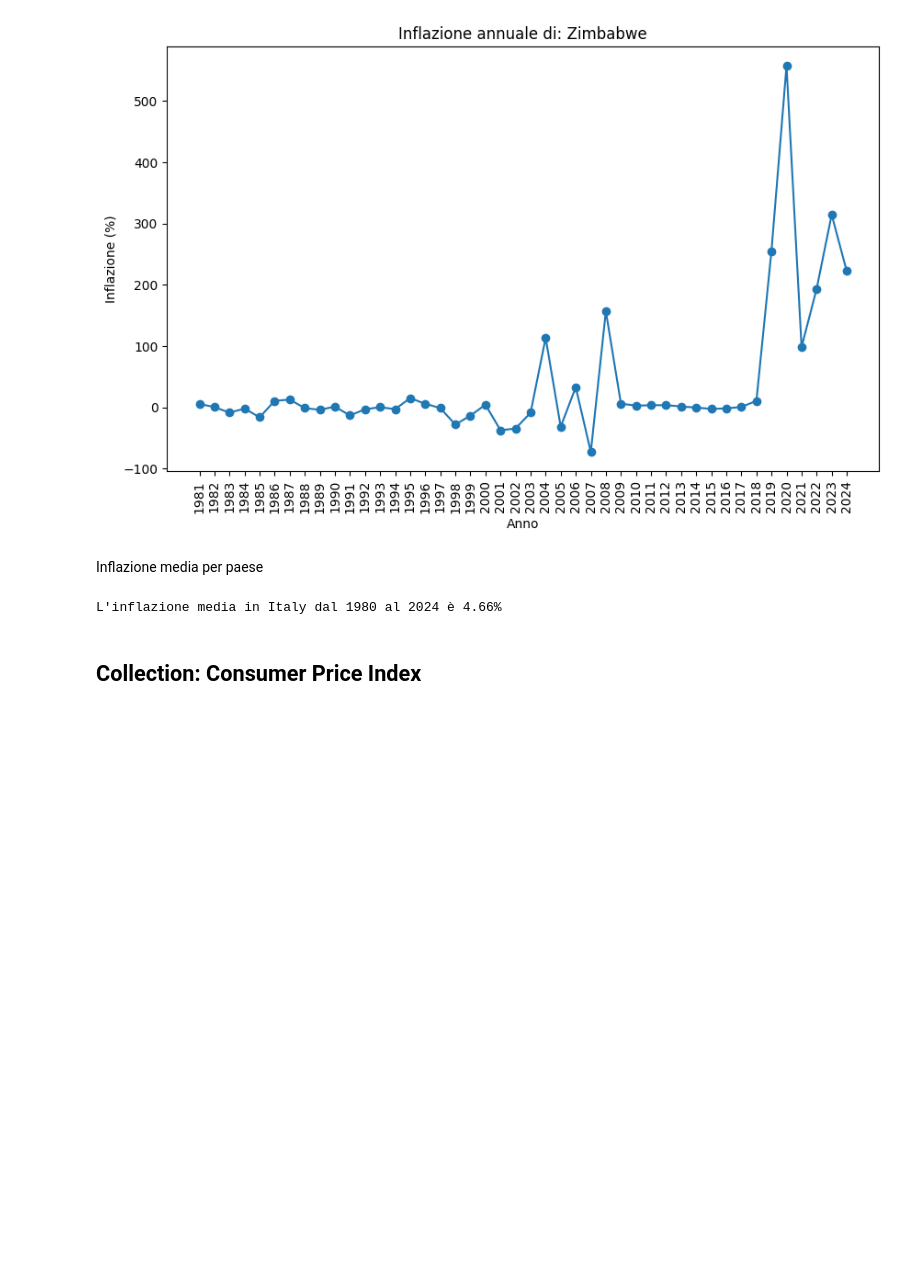
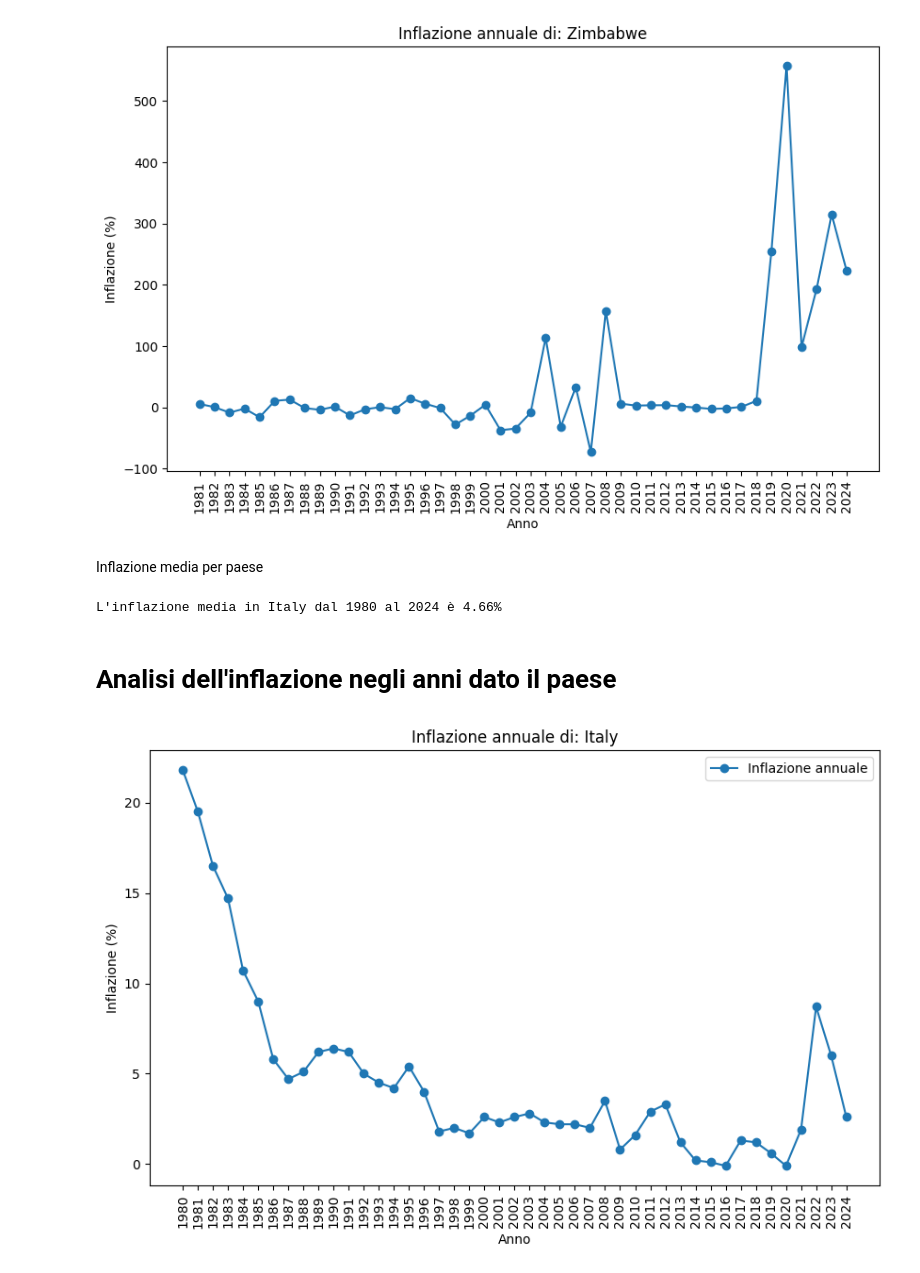
Before and after one commit to frenkmadda/ProgettoBD2_InflationAnalysis, a Jupyter notebook: main.ipynb, the cells around one changed output. Saved outputs shown, nothing was run; the diff lists cells and outputs as text; code cells hidden in the pictures; blank space fills up the shorter version.

Commit message:
Added inflation by country plot and query

```diff
--- a/main.ipynb
+++ b/main.ipynb
@@ -265,2 +265,17 @@ L'inflazione media in Italy dal 1980 al 2024 è 4.66%
-# %% [markdown]
-## Collection: Consumer Price Index
+# %% [markdown]
+# Analisi dell'inflazione negli anni dato il paese
+# %%
+#TODO: Implementare in app
+country = "Italy"
+inflation_values, years = utils.get_inflation_by_country(global_inflation, country)
+
+plt.figure(figsize=(10, 6))
+plt.plot(inflation_values, years, marker='o', label='Inflazione annuale')
+plt.xlabel('Anno')
+plt.ylabel('Inflazione (%)')
+plt.title(f'Inflazione annuale di: {country_name}')
+plt.xticks(rotation=90)
+plt.legend()
+plt.show()
+# %% [output]
+[figure, added]
```
Also changed, not shown: parts of 3 cells of this notebook, 1 other file.
